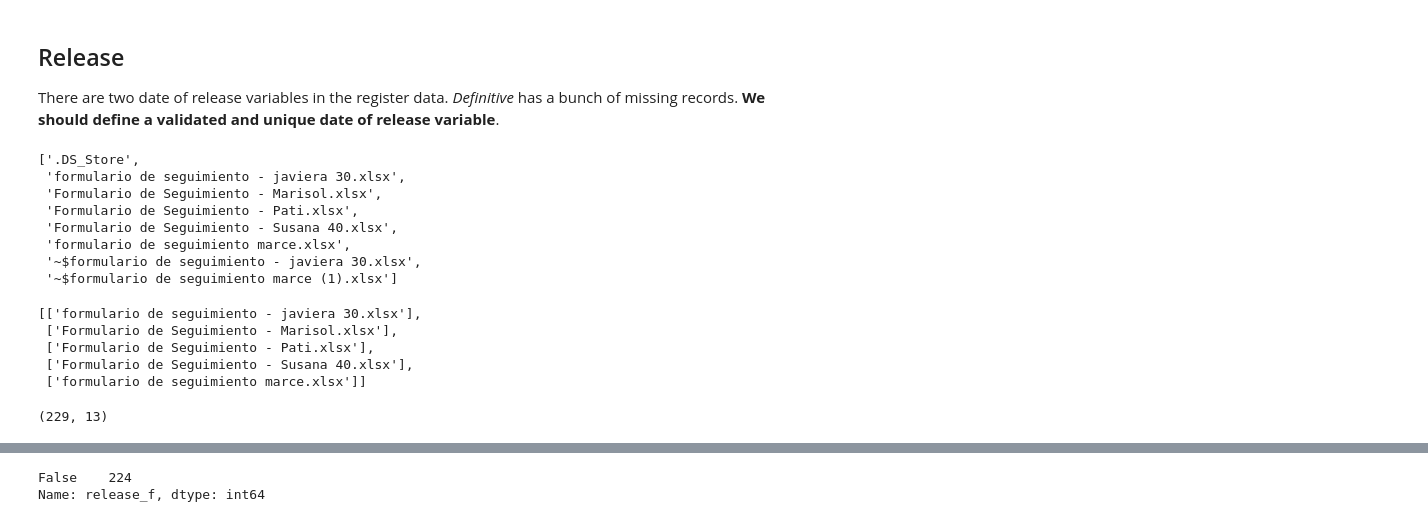
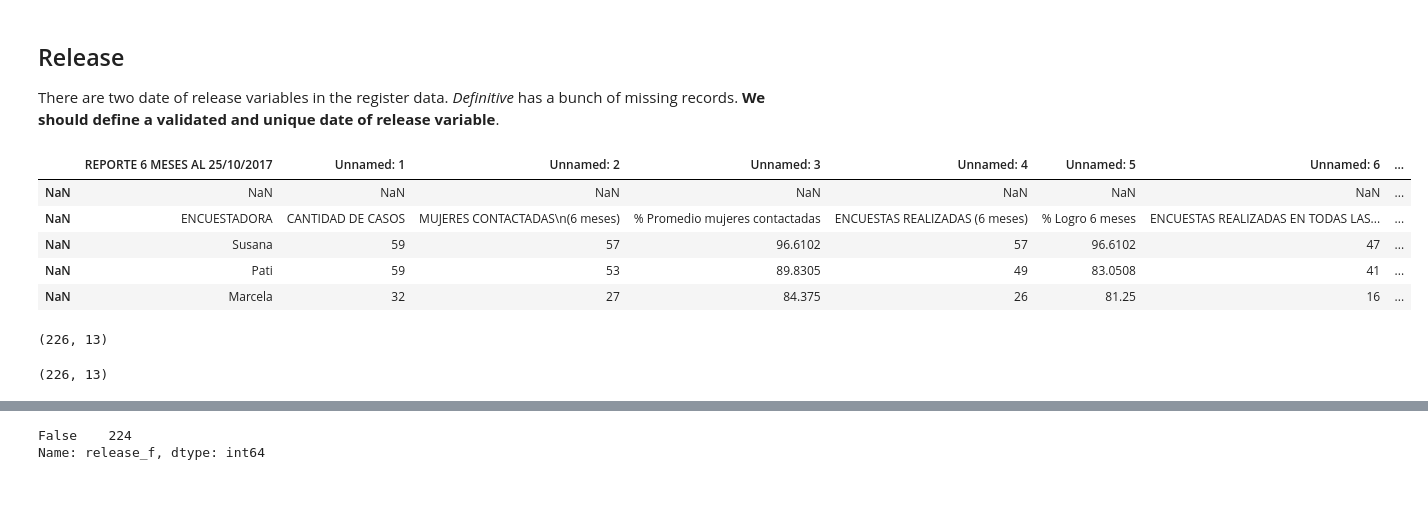
Before and after one commit to sdaza/reentry-chile, a Jupyter notebook: reports/reentry_chile_response_rates.ipynb, the cells around one changed output, grey strips where cells are left out. Drawn from its saved outputs; the diff is of its cells as text; code cells hidden in the pictures; blank space fills up the shorter version.

```diff
--- a/reports/reentry_chile_response_rates.ipynb
+++ b/reports/reentry_chile_response_rates.ipynb
@@ -39,5 +15,9 @@ Some important definitions:
 - Deadline corresponds to th time threshold to compute a given response rate
 
 I review the key date variables to compute the rates and highlight inconsistencies or problems.
+# %%
+# getting paths
+import os
+file = os.getcwd() + '/data/Reporte 6 meses_25102017.xlsx'
 # %% [markdown]
 ## Release
@@ -45,41 +24,37 @@ I review the key date variables to compute the rates and highlight inconsistenci
 There are two date of release variables
 in the register data. *Definitive* has a bunch of missing records. **We should define a validated and unique date of release variable**.
 # %%
-import os
 import pandas as pd
 import re
 
-path = '/Users/sdaza/Desktop/seguimiento/'
-files = os.listdir(path)
-files
+# path = '/Users/sdaza/Desktop/seguimiento/'
+# files = os.listdir(path)
+# files
-# %% [output]
-['.DS_Store',
- 'formulario de seguimiento - javiera 30.xlsx',
- 'Formulario de Seguimiento - Marisol.xlsx',
- 'Formulario de Seguimiento - Pati.xlsx',
- 'Formulario de Seguimiento - Susana 40.xlsx',
- 'formulario de seguimiento marce.xlsx',
- '~$formulario de seguimiento - javiera 30.xlsx',
- '~$formulario de seguimiento marce (1).xlsx']
 # %%
 # exclude temp files and DS_Store
-cfiles = [re.findall(r'^[a-zA-Z].+', file) for file in files]
-cfiles = list(filter(None, cfiles))
-cfiles
+# cfiles = [re.findall(r'^[a-zA-Z].+', file) for file in files]
+# cfiles = list(filter(None, cfiles))
+# cfiles
-# %% [output]
-[['formulario de seguimiento - javiera 30.xlsx'],
- ['Formulario de Seguimiento - Marisol.xlsx'],
- ['Formulario de Seguimiento - Pati.xlsx'],
- ['Formulario de Seguimiento - Susana 40.xlsx'],
- ['formulario de seguimiento marce.xlsx']]
 # %%
-# read data
-df = pd.DataFrame()
-for file in cfiles:
-    if file:
-        t = pd.read_excel(path+file[0], skiprows=[0,1])
-        t.rename(columns=lambda x: x.strip(), inplace=True) # remove spaces
-        df = df.append(t, ignore_index=True)
+# # read data
+# df = pd.DataFrame()
+# for file in cfiles:
+#     if file:
+#         t = pd.read_excel(path+file[0], skiprows=[0,1])
+#         t.rename(columns=lambda x: x.strip(), inplace=True) # remove spaces
+#         df = df.append(t, ignore_index=True)
+# %%
+# read excel file
+df = pd.read_excel(file, skiprows=[range(0,3)])
+# %%
+df.head()
+# %% [output]
+|  | REPORTE 6 MESES AL 25/10/2017 | Unnamed: 1 | Unnamed: 2 | Unnamed: 3 | Unnamed: 4 | Unnamed: 5 | Unnamed: 6 | ... |
+| NaN | NaN | NaN | NaN | NaN | NaN | NaN | NaN | ... |
+| NaN | ENCUESTADORA | CANTIDAD DE CASOS | MUJERES CONTACTADAS\n(6 meses) | % Promedio mujeres contactadas | ENCUESTAS REALIZADAS (6 meses) | % Logro 6 meses | ENCUESTAS REALIZADAS EN TODAS LAS... | ... |
+| NaN | Susana | 59 | 57 | 96.6102 | 57 | 96.6102 | 47 | ... |
+| NaN | Pati | 59 | 53 | 89.8305 | 49 | 83.0508 | 41 | ... |
+| NaN | Marcela | 32 | 27 | 84.375 | 26 | 81.25 | 16 | ... |
 # %%
 # extract columns
 cols = ['enc','folio','fegresoefectiva', 'lb_fechaentrevista', 'lb_participa',
@@ -90,7 +65,7 @@ cols = ['enc','folio','fegresoefectiva', 'lb_fechaentrevista', 'lb_participa',
 df = df.loc[:,cols]
 df.shape
 # %% [output]
-(229, 13)
+(226, 13)
 # %%
 # rename columns
 names = ["int","id", "release_f","dbaseline","r_baseline",
@@ -111,0 +79,4 @@ df = df.loc[~df.id.isin(remove_cases),:]
+# %%
+df.shape
+# %% [output]
+(226, 13)
```
Also changed, not shown: parts of 10 cells of this notebook.
